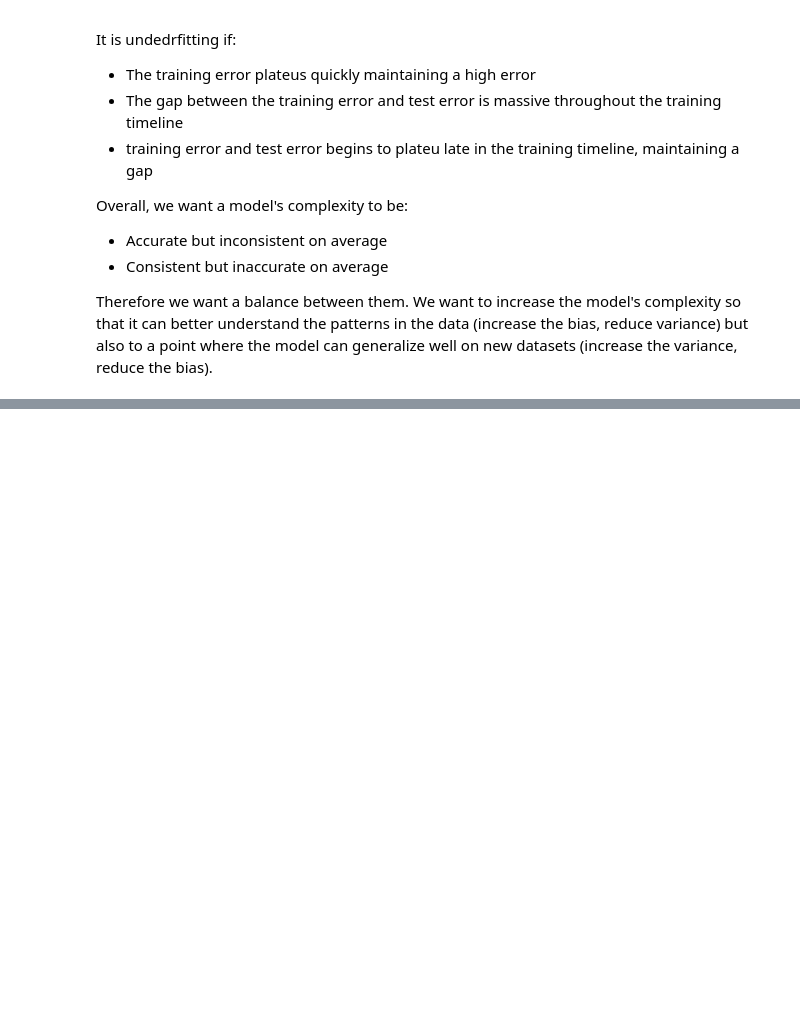
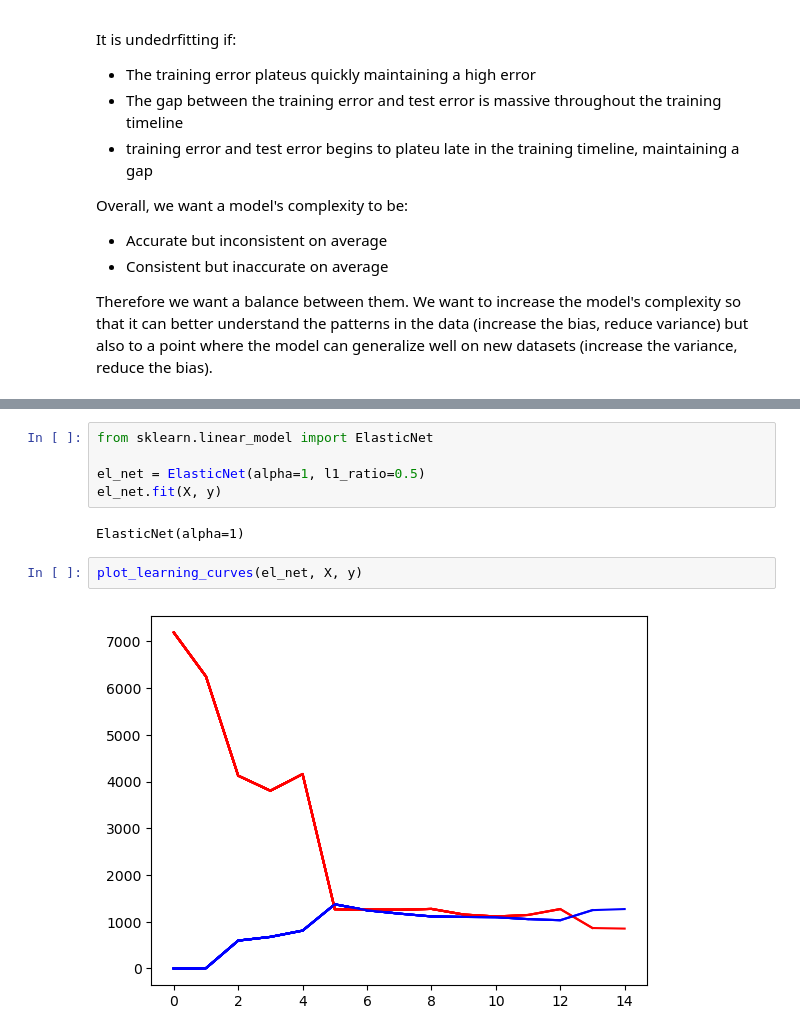
Before and after one commit to atreyu595/Regression-Knowledge-Base, a Jupyter notebook: Regression.ipynb, the cells around one changed output, grey strips where cells are left out. Drawn from its saved outputs; the diff is of its cells as text; blank space fills up the shorter version.

```diff
--- a/Regression.ipynb
+++ b/Regression.ipynb
@@ -451,0 +511,11 @@ Example of code:
+# %%
+from sklearn.linear_model import ElasticNet
+
+el_net = ElasticNet(alpha=1, l1_ratio=0.5)
+el_net.fit(X, y)
+# %% [output]
+ElasticNet(alpha=1)
+# %%
+plot_learning_curves(el_net, X, y)
+# %% [output]
+[figure, added]
```
Also changed, not shown: parts of 19 cells of this notebook.
